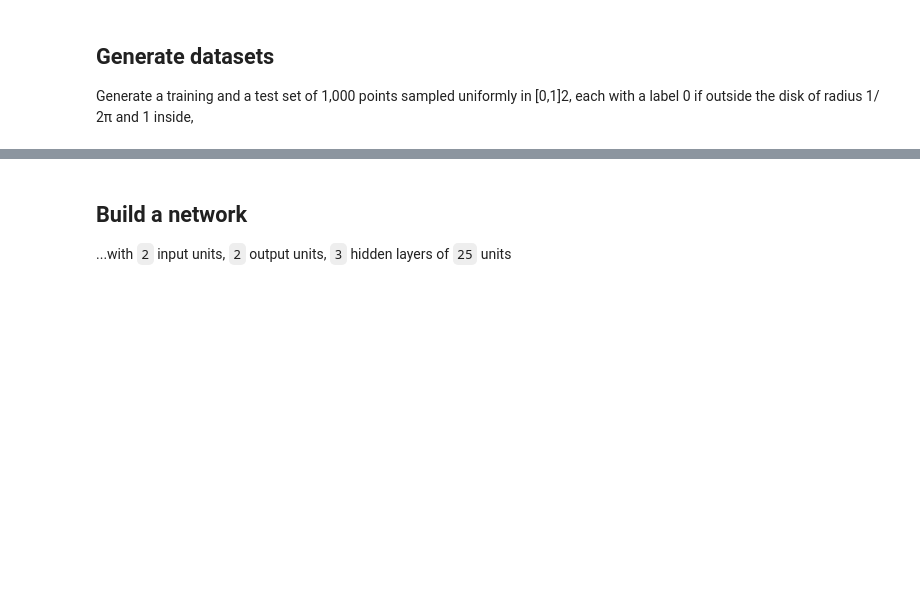
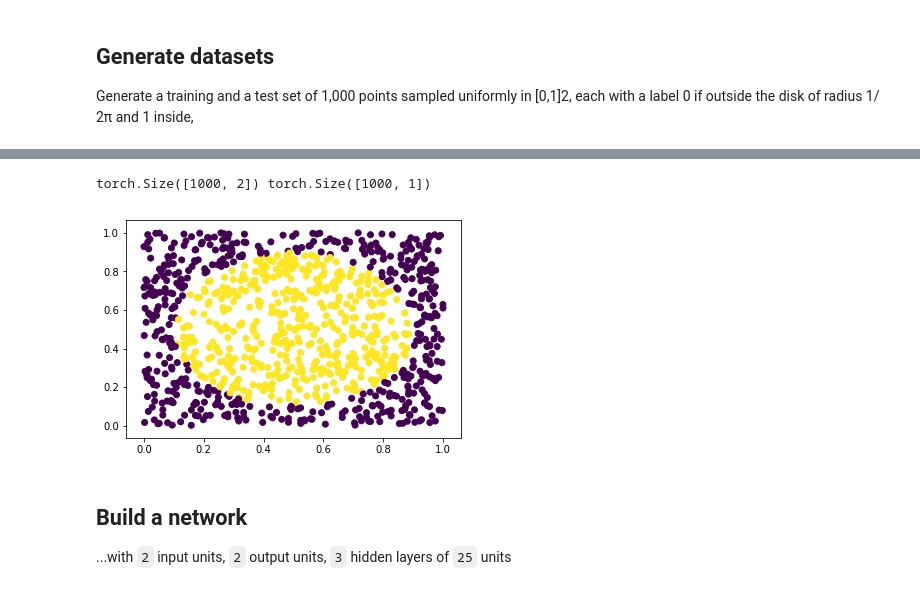
Before and after one commit to hbjornoy/deep-learning, a Jupyter notebook: project2/HB_project2.ipynb, the cells around one changed output, grey strips where cells are left out. Cells and saved outputs as stored; diff of their text form; code cells hidden in the pictures; blank space fills up the shorter version.

```diff
--- a/project2/HB_project2.ipynb
+++ b/project2/HB_project2.ipynb
@@ -50,10 +55,13 @@ plt.show()
 # %%
 inputs, targets = HL.generate_disc_data(n=1000)
 print(inputs.shape, targets.shape)
 
 # plot the data
-plt.scatter(inputs[:,0].numpy(), inputs[:,1].numpy(), c=targets.numpy())
+plt.scatter(inputs[:,0].numpy(), inputs[:,1].numpy(), c=np.squeeze(targets.numpy()))
 plt.show()
+# %% [output]
+torch.Size([1000, 2]) torch.Size([1000, 1])
+[figure, added]
 # %% [markdown]
 ## Build a network
 ...with `2` input units, `2` output units, `3` hidden layers of `25` units
```
Also changed, not shown: parts of 11 cells of this notebook, 1 other file.
